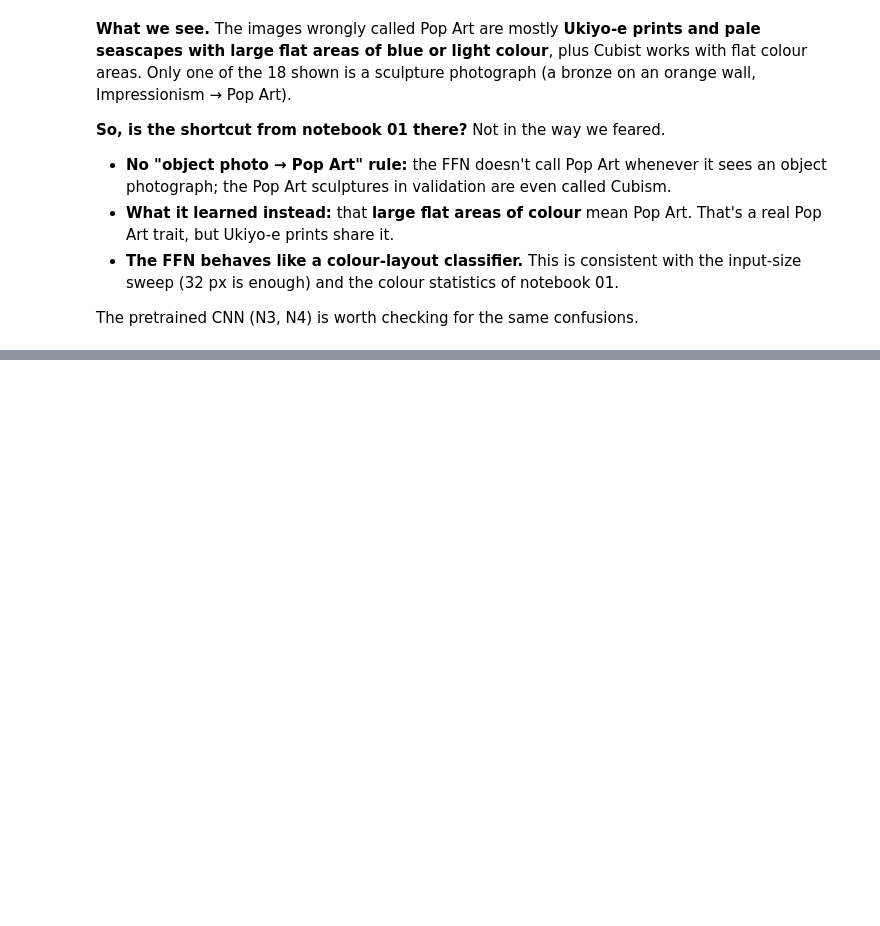
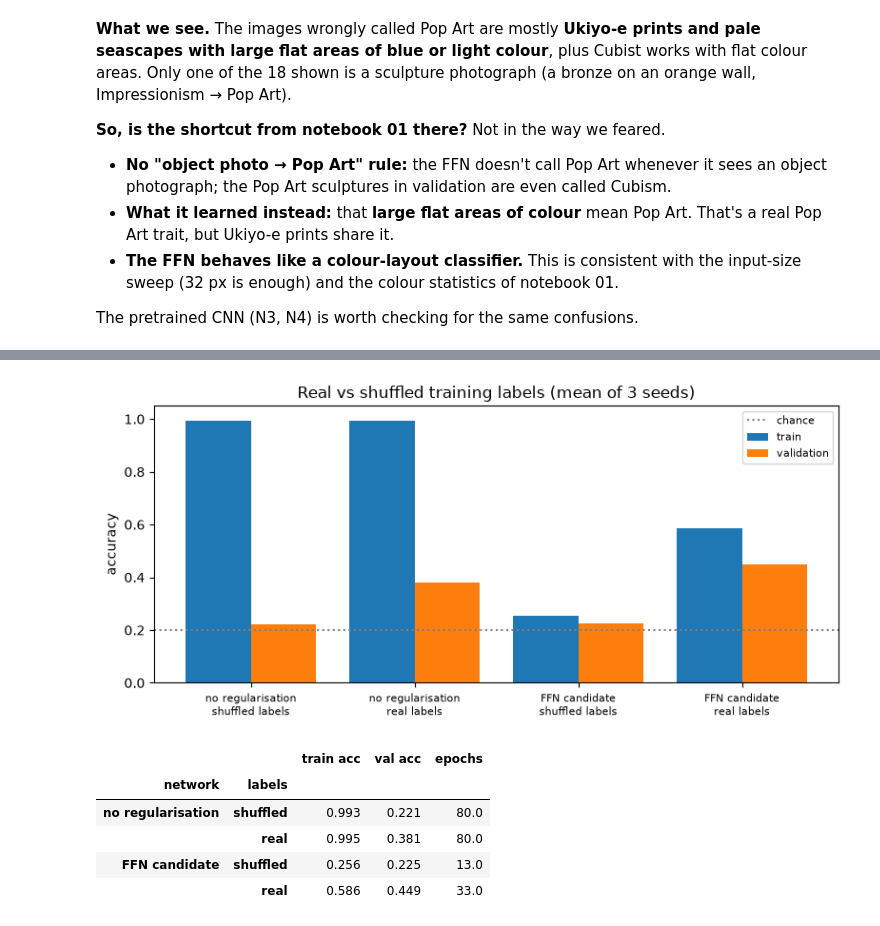
Before and after one commit to anthonyrascle43-stack/Neural-Network-Project, a Jupyter notebook: notebooks/03_diagnosis.ipynb, the cells around one changed output, grey strips where cells are left out. Drawn from its saved outputs; the diff is of its cells as text; code cells hidden in the pictures; blank space fills up the shorter version.

```diff
--- a/notebooks/03_diagnosis.ipynb
+++ b/notebooks/03_diagnosis.ipynb
@@ -660,0 +816,51 @@ The pretrained CNN (N3, N4) is worth checking for the same confusions.
+# %%
+def run_shuffled(config, seed):
+    X, y = get_arrays(config["size"], "train")
+    y_shuffled = np.random.default_rng(seed).permutation(y)
+    mean, std = norm_stats("train", config["size"])
+    dataset = StyleDataset(X, y_shuffled, make_transform(config["size"], mean, std, augment=config["augment"]))
+    train_dl = DataLoader(dataset, batch_size=BATCH_SIZE, shuffle=True, generator=torch.Generator().manual_seed(seed))
+    _, val_dl, _, _ = get_loaders(img_size=config["size"], batch_size=BATCH_SIZE)
+    torch.manual_seed(seed)
+    model = StyleMLP(img_size=config["size"], hidden=HIDDEN, dropout=config["dropout"])
+    optimizer = torch.optim.AdamW(model.parameters(), lr=LR, weight_decay=config["weight_decay"])
+    h = fit(model, train_dl, val_dl, loss_fn, optimizer, EPOCHS_FIX, device, patience=config["patience"],
+            verbose=False)
+    clean = DataLoader(StyleDataset(X, y_shuffled, make_transform(config["size"], mean, std)), batch_size=256)
+    _, train_acc = evaluate(model, clean, loss_fn, device)
+    _, val_acc = evaluate(model, val_dl, loss_fn, device)
+    return {"train acc": train_acc, "val acc": val_acc, "epochs": len(h["val_acc"])}
+
+
+CONTROLS = {"no regularisation": "+ smaller input (32 px)", "FFN candidate": chosen}   # names in `results`
+rows = []
+for name, config_name in CONTROLS.items():
+    for seed in SEEDS:
+        rows.append({"network": name, "labels": "shuffled", "seed": seed,
+                     **run_shuffled(every_config[config_name], seed)})
+    real = results.loc[config_name]
+    rows.append({"network": name, "labels": "real", "seed": None, "train acc": real["train acc (mean)"],
+                 "val acc": real["val acc (mean)"], "epochs": real["epochs (mean)"]})
+control = pd.DataFrame(rows).groupby(["network", "labels"], sort=False)[["train acc", "val acc", "epochs"]].mean()
+
+fig, ax = plt.subplots(figsize=(8, 3.8))
+names = [f"{network}\n{labels} labels" for network, labels in control.index]
+x = np.arange(len(control))
+ax.bar(x - 0.2, control["train acc"], 0.4, label="train")
+ax.bar(x + 0.2, control["val acc"], 0.4, label="validation")
+ax.axhline(0.2, color="grey", ls=":", label="chance")
+ax.set_xticks(x, names, fontsize=8)
+ax.set(ylim=(0, 1.05), ylabel="accuracy", title=f"Real vs shuffled training labels (mean of {len(SEEDS)} seeds)")
+ax.legend(fontsize=8)
+fig.tight_layout()
+fig.savefig(FIG_DIR / "03_shuffled_labels.png", dpi=150, bbox_inches="tight")
+plt.show()
+control.round(3)
+# %% [output]
+[figure, added]
+|  |  | train acc | val acc | epochs |
+| network | labels |  |  |  |
+| no regularisation | shuffled | 0.993 | 0.221 | 80.0 |
+|  | real | 0.995 | 0.381 | 80.0 |
+| FFN candidate | shuffled | 0.256 | 0.225 | 13.0 |
+|  | real | 0.586 | 0.449 | 33.0 |
```
Also changed, not shown: parts of 12 cells of this notebook, 4 other files.
